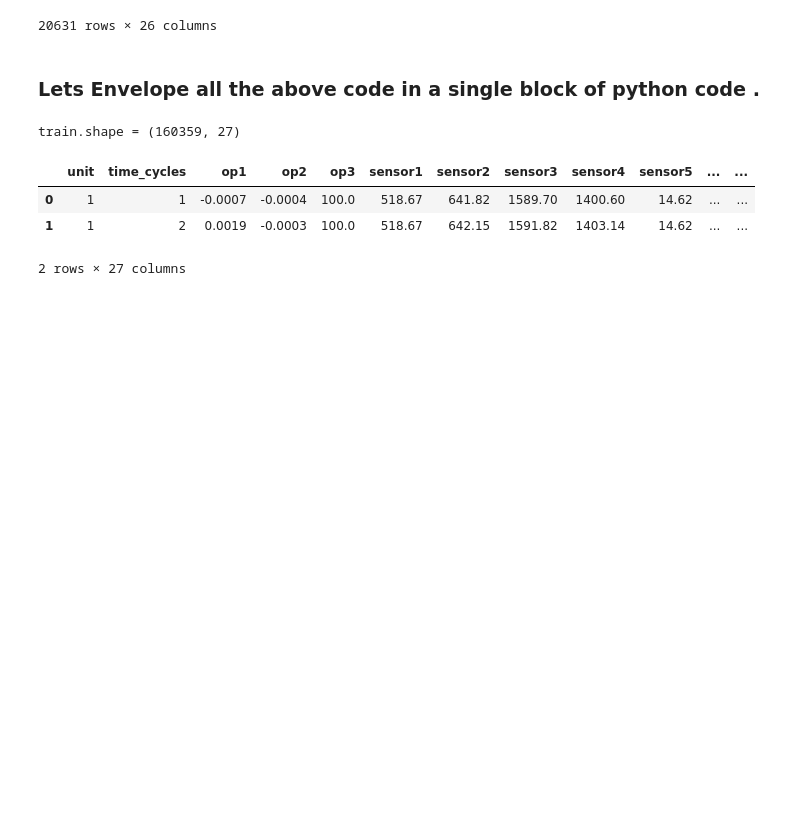
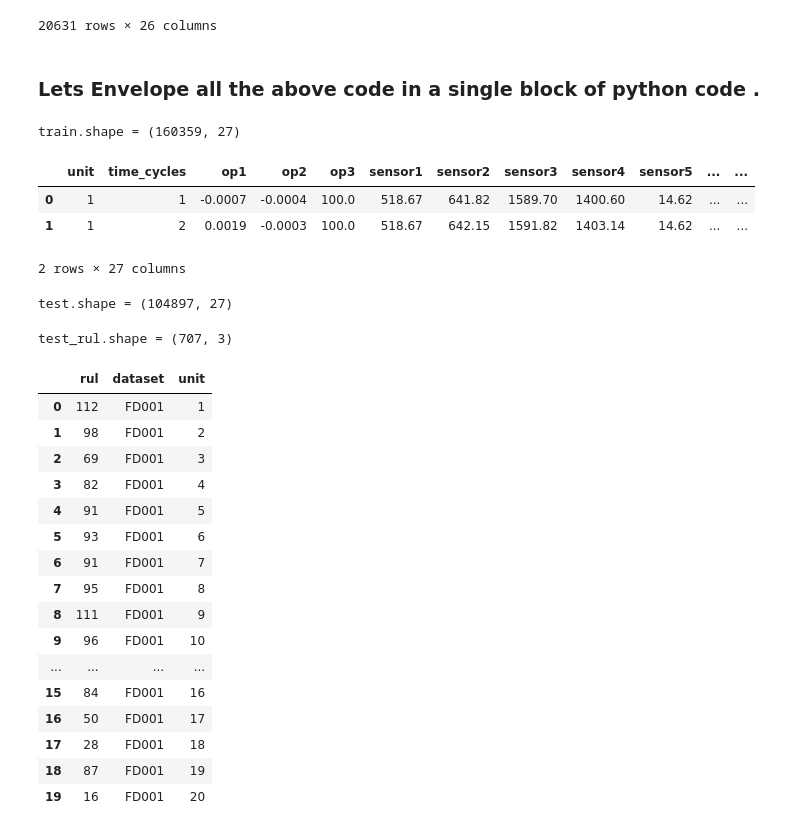
Before and after one commit to AmanSah17/Turbofan-Engine-Remaining_Useful_Life, a Jupyter notebook: raw_data.ipynb, the cells around one changed output. Drawn from its saved outputs; the diff is of its cells as text; code cells hidden in the pictures; blank space fills up the shorter version.

```diff
--- a/raw_data.ipynb
+++ b/raw_data.ipynb
@@ -160,3 +160,52 @@ train.shape = (160359, 27)
 | 0 | 1 | 1 | -0.0007 | -0.0004 | 100.0 | 518.67 | 641.82 | 1589.70 | 1400.60 | 14.62 | ... | ... |
 | 1 | 1 | 2 | 0.0019 | -0.0003 | 100.0 | 518.67 | 642.15 | 1591.82 | 1403.14 | 14.62 | ... | ... |
 2 rows × 27 columns
+# %%
+TEST_DATA_FILES = [(f"CMaps/test_{ds}.txt", ds) for ds in datasets]
+
+
+test = []
+for dataset in TEST_DATA_FILES:
+    dataset_df = read_data(dataset[0])
+    dataset_df["dataset"] = dataset[1]
+    test.append(dataset_df)
+
+test = pd.concat(test, ignore_index=True)
+
+print("test.shape = {}".format(test.shape))
+# %% [output]
+test.shape = (104897, 27)
+# %%
+TEST_DATA_RUL_FILES = [(f"CMaps/RUL_{ds}.txt", ds) for ds in datasets]
+
+test_rul = []
+for dataset in TEST_DATA_RUL_FILES:
+    dataset_df = pd.read_csv(dataset[0], header=None, names=["rul"])
+    dataset_df["dataset"] = dataset[1]
+    test_rul.append(dataset_df)
+
+test_rul = pd.concat(test_rul, ignore_index=True)
+test_rul["unit"] = test[["unit", "dataset"]].drop_duplicates()["unit"].values
+
+print(f"test_rul.shape = {test_rul.shape}")
+
+test_rul.head(20)
+# %% [output]
+test_rul.shape = (707, 3)
+|  | rul | dataset | unit |
+| 0 | 112 | FD001 | 1 |
+| 1 | 98 | FD001 | 2 |
+| 2 | 69 | FD001 | 3 |
+| 3 | 82 | FD001 | 4 |
+| 4 | 91 | FD001 | 5 |
+| 5 | 93 | FD001 | 6 |
+| 6 | 91 | FD001 | 7 |
+| 7 | 95 | FD001 | 8 |
+| 8 | 111 | FD001 | 9 |
+| 9 | 96 | FD001 | 10 |
+| ... | ... | ... | ... |
+| 15 | 84 | FD001 | 16 |
+| 16 | 50 | FD001 | 17 |
+| 17 | 28 | FD001 | 18 |
+| 18 | 87 | FD001 | 19 |
+| 19 | 16 | FD001 | 20 |
```
Also changed, not shown: parts of 5 cells of this notebook.
